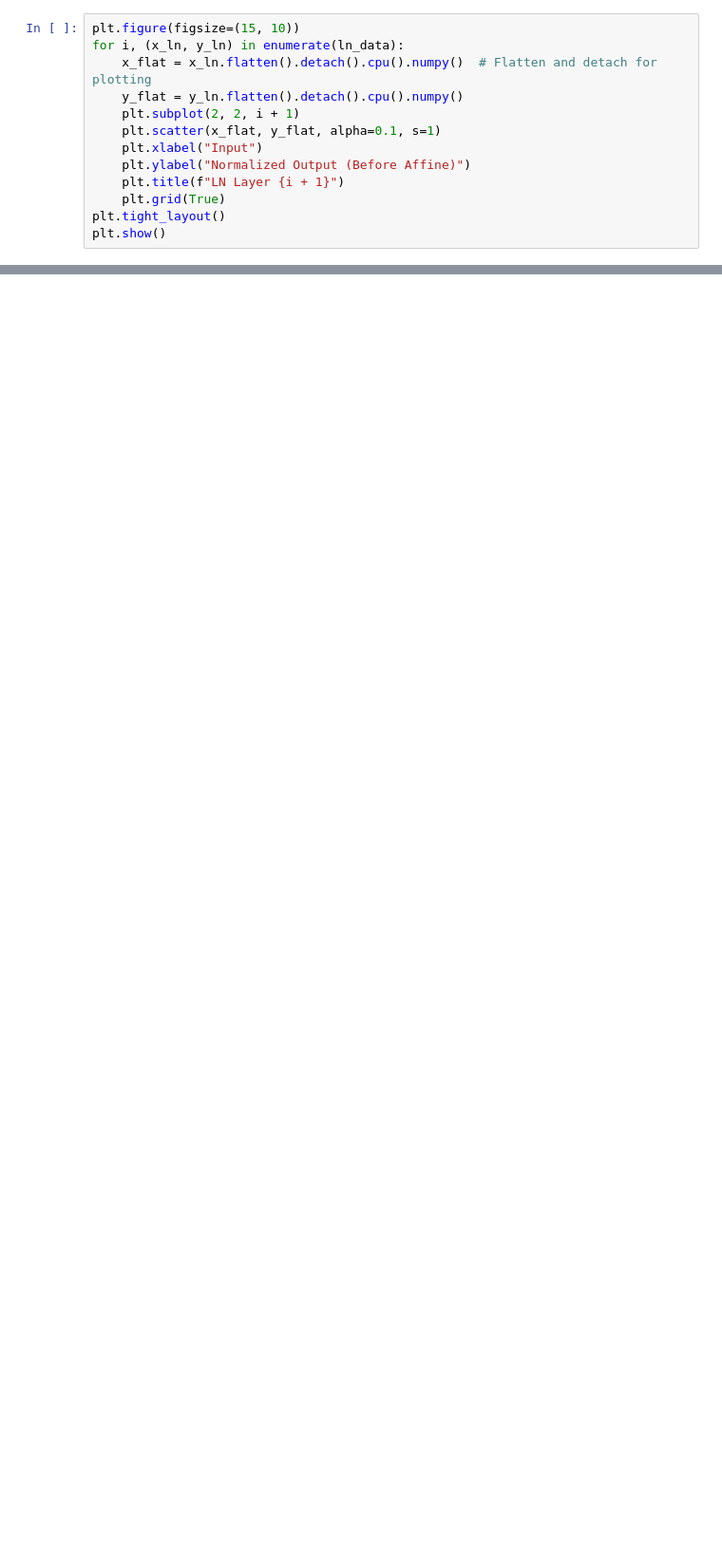
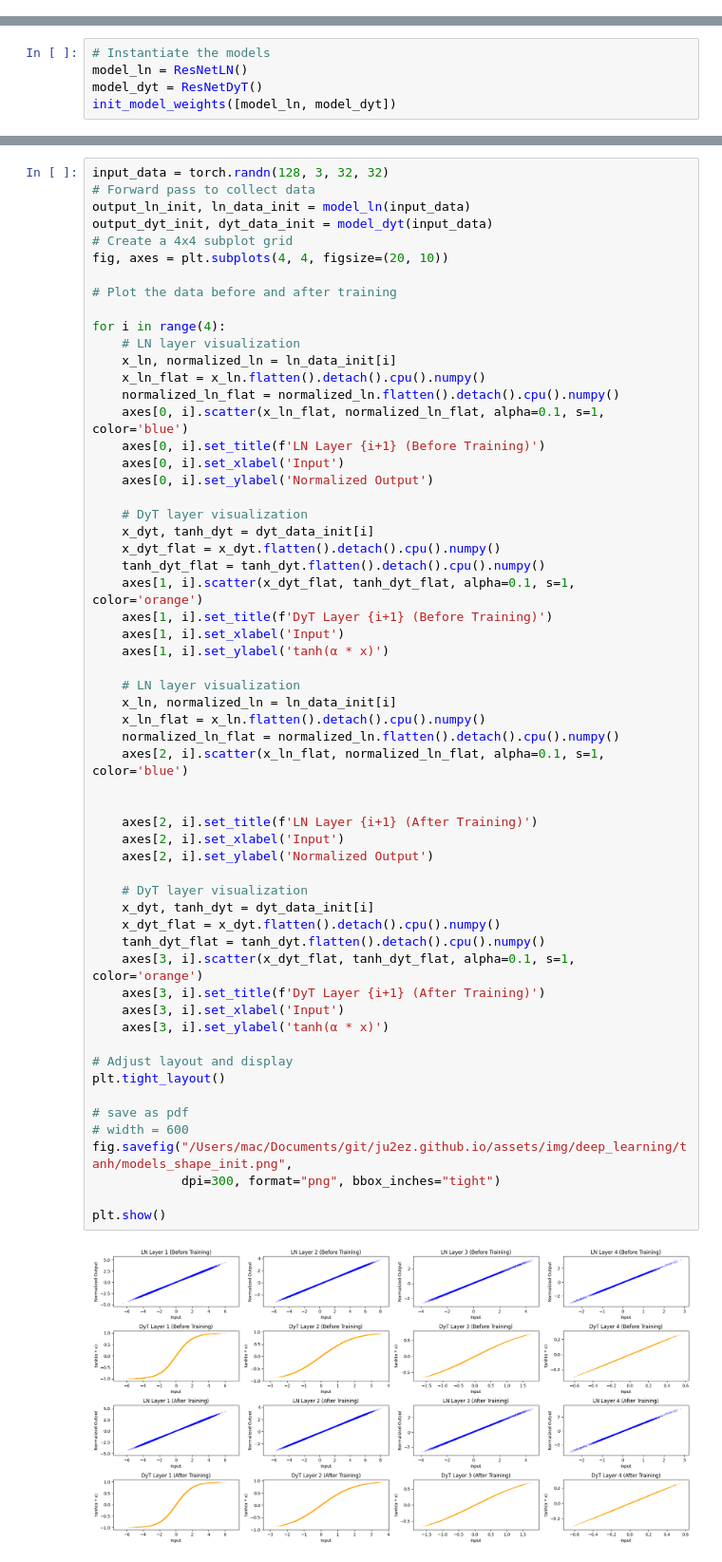
Before and after one commit to ju2ez/tanh_normalization, a Jupyter notebook: src/benchmark_tanh.ipynb, the cells around one changed output, grey strips where cells are left out. Shown at 95% size. Saved outputs shown, nothing was run; the diff lists cells and outputs as text; blank space fills up the shorter version.

```diff
--- a/src/benchmark_tanh.ipynb
+++ b/src/benchmark_tanh.ipynb
@@ -285,13 +0,0 @@ Epoch loss: 0.0
-# %%
-plt.figure(figsize=(15, 10))
-for i, (x_ln, y_ln) in enumerate(ln_data):
-    x_flat = x_ln.flatten().detach().cpu().numpy()  # Flatten and detach for plotting
-    y_flat = y_ln.flatten().detach().cpu().numpy()
-    plt.subplot(2, 2, i + 1)
-    plt.scatter(x_flat, y_flat, alpha=0.1, s=1)
-    plt.xlabel("Input")
-    plt.ylabel("Normalized Output (Before Affine)")
-    plt.title(f"LN Layer {i + 1}")
-    plt.grid(True)
-plt.tight_layout()
-plt.show()
@@ -401,0 +17,5 @@ plt.show()
+# %%
+# Instantiate the models
+model_ln = ResNetLN()
+model_dyt = ResNetDyT()
+init_model_weights([model_ln, model_dyt])
@@ -401,0 +63,60 @@ plt.show()
+# %%
+input_data = torch.randn(128, 3, 32, 32)
+# Forward pass to collect data
+output_ln_init, ln_data_init = model_ln(input_data)
+output_dyt_init, dyt_data_init = model_dyt(input_data)
+# Create a 4x4 subplot grid
+fig, axes = plt.subplots(4, 4, figsize=(20, 10))
+
+# Plot the data before and after training
+
+for i in range(4):
+    # LN layer visualization
+    x_ln, normalized_ln = ln_data_init[i]
+    x_ln_flat = x_ln.flatten().detach().cpu().numpy()
+    normalized_ln_flat = normalized_ln.flatten().detach().cpu().numpy()
+    axes[0, i].scatter(x_ln_flat, normalized_ln_flat, alpha=0.1, s=1, color='blue')
+    axes[0, i].set_title(f'LN Layer {i+1} (Before Training)')
+    axes[0, i].set_xlabel('Input')
+    axes[0, i].set_ylabel('Normalized Output')
+
+    # DyT layer visualization
+    x_dyt, tanh_dyt = dyt_data_init[i]
+    x_dyt_flat = x_dyt.flatten().detach().cpu().numpy()
+    tanh_dyt_flat = tanh_dyt.flatten().detach().cpu().numpy()
+    axes[1, i].scatter(x_dyt_flat, tanh_dyt_flat, alpha=0.1, s=1, color='orange')
+    axes[1, i].set_title(f'DyT Layer {i+1} (Before Training)')
+    axes[1, i].set_xlabel('Input')
+    axes[1, i].set_ylabel('tanh(α * x)')
+
+    # LN layer visualization
+    x_ln, normalized_ln = ln_data_init[i]
+    x_ln_flat = x_ln.flatten().detach().cpu().numpy()
+    normalized_ln_flat = normalized_ln.flatten().detach().cpu().numpy()
+    axes[2, i].scatter(x_ln_flat, normalized_ln_flat, alpha=0.1, s=1, color='blue')
+
+
+    axes[2, i].set_title(f'LN Layer {i+1} (After Training)')
+    axes[2, i].set_xlabel('Input')
+    axes[2, i].set_ylabel('Normalized Output')
+
+    # DyT layer visualization
+    x_dyt, tanh_dyt = dyt_data_init[i]
+    x_dyt_flat = x_dyt.flatten().detach().cpu().numpy()
+    tanh_dyt_flat = tanh_dyt.flatten().detach().cpu().numpy()
+    axes[3, i].scatter(x_dyt_flat, tanh_dyt_flat, alpha=0.1, s=1, color='orange')
+    axes[3, i].set_title(f'DyT Layer {i+1} (After Training)')
+    axes[3, i].set_xlabel('Input')
+    axes[3, i].set_ylabel('tanh(α * x)')
+
+# Adjust layout and display
+plt.tight_layout()
+
+# save as pdf
+# width = 600
+fig.savefig("/Users/mac/Documents/git/ju2ez.github.io/assets/img/deep_learning/tanh/models_shape_init.png",
+            dpi=300, format="png", bbox_inches="tight")
+
+plt.show()
+# %% [output]
+[figure, added]
```
Also changed, not shown: parts of 50 cells of this notebook, 7 other files.
